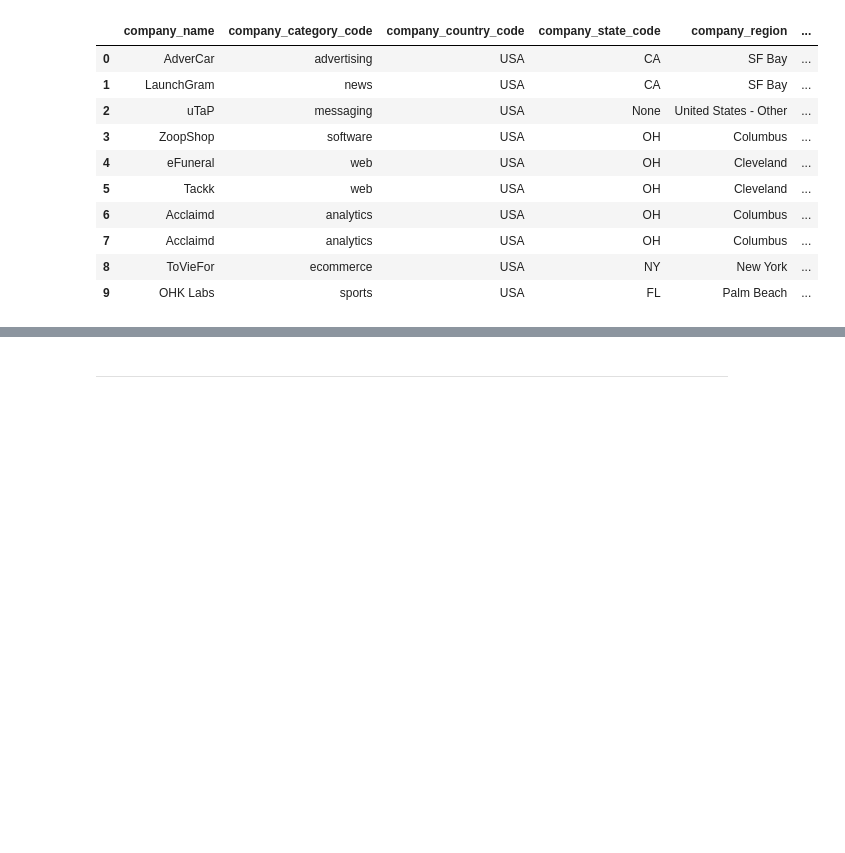
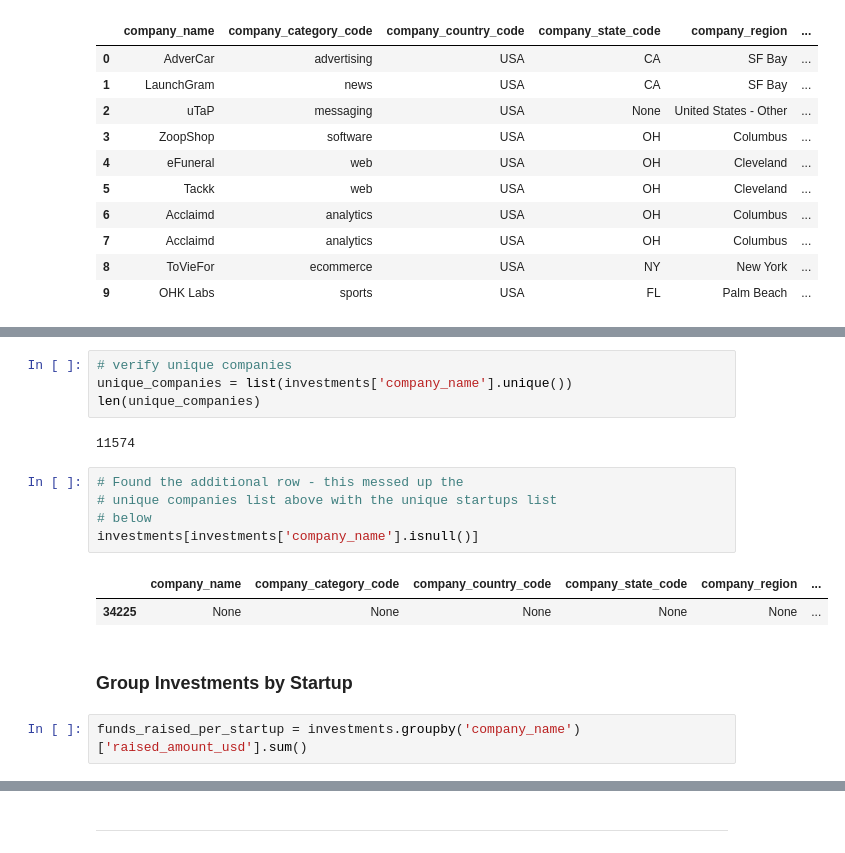
Before and after one commit to johannesgiorgis/dataquest, a Jupyter notebook: data_engineer_path/projects/project03_analyzing_startup_fundraising_deals_from_crunchbase/project03_analyzing_startup_fundraising_deals_from_crunchbase.ipynb, the cells around one changed output, grey strips where cells are left out. Cells and saved outputs as stored; diff of their text form; blank space fills up the shorter version.

```diff
--- a/data_engineer_path/projects/project03_analyzing_startup_fundraising_deals_from_crunchbase/project03_analyzing_startup_fundraising_deals_from_crunchbase.ipynb
+++ b/data_engineer_path/projects/project03_analyzing_startup_fundraising_deals_from_crunchbase/project03_analyzing_startup_fundraising_deals_from_crunchbase.ipynb
@@ -787,0 +803,18 @@ run_query(query)
+# %%
+# verify unique companies
+unique_companies = list(investments['company_name'].unique())
+len(unique_companies)
+# %% [output]
+11574
+# %%
+# Found the additional row - this messed up the
+# unique companies list above with the unique startups list
+# below
+investments[investments['company_name'].isnull()]
+# %% [output]
+|  | company_name | company_category_code | company_country_code | company_state_code | company_region | ... |
+| 34225 | None | None | None | None | None | ... |
+# %% [markdown]
+### Group Investments by Startup
+# %%
+funds_raised_per_startup = investments.groupby('company_name')['raised_amount_usd'].sum()
```
Also changed, not shown: parts of 13 cells of this notebook, 1 other file.
